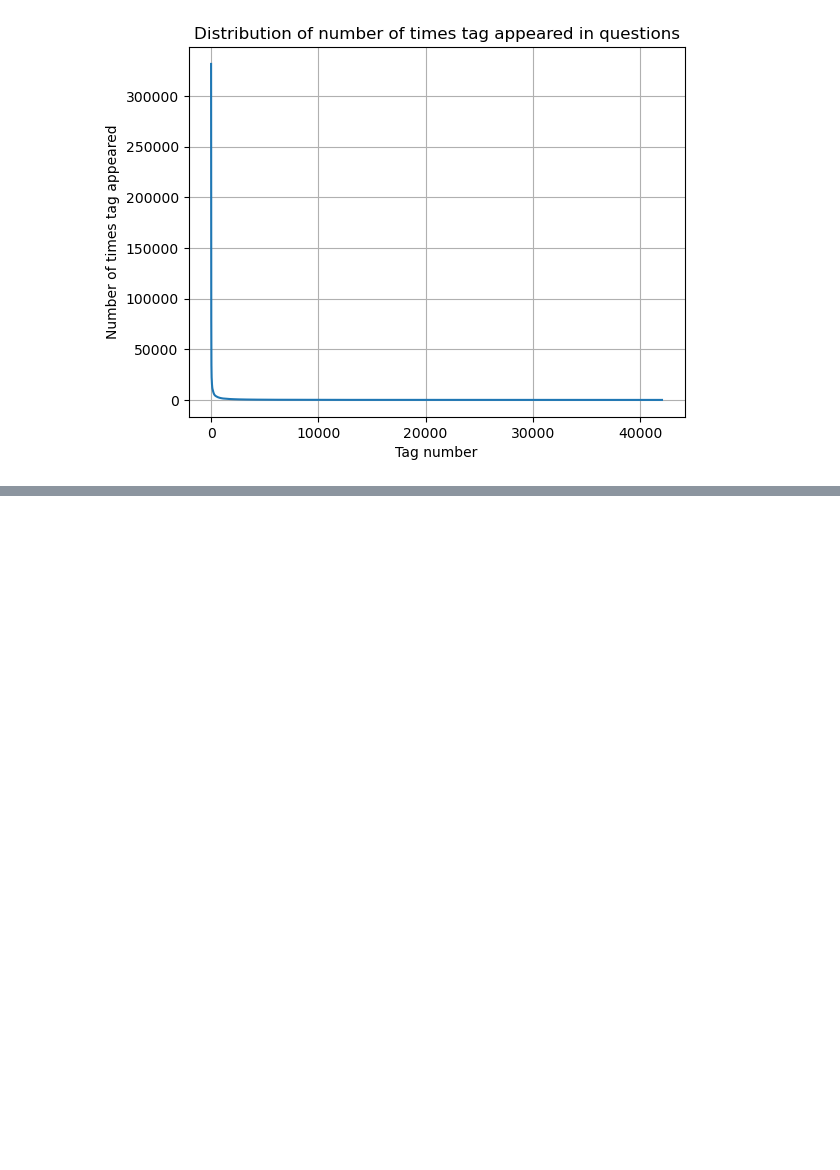
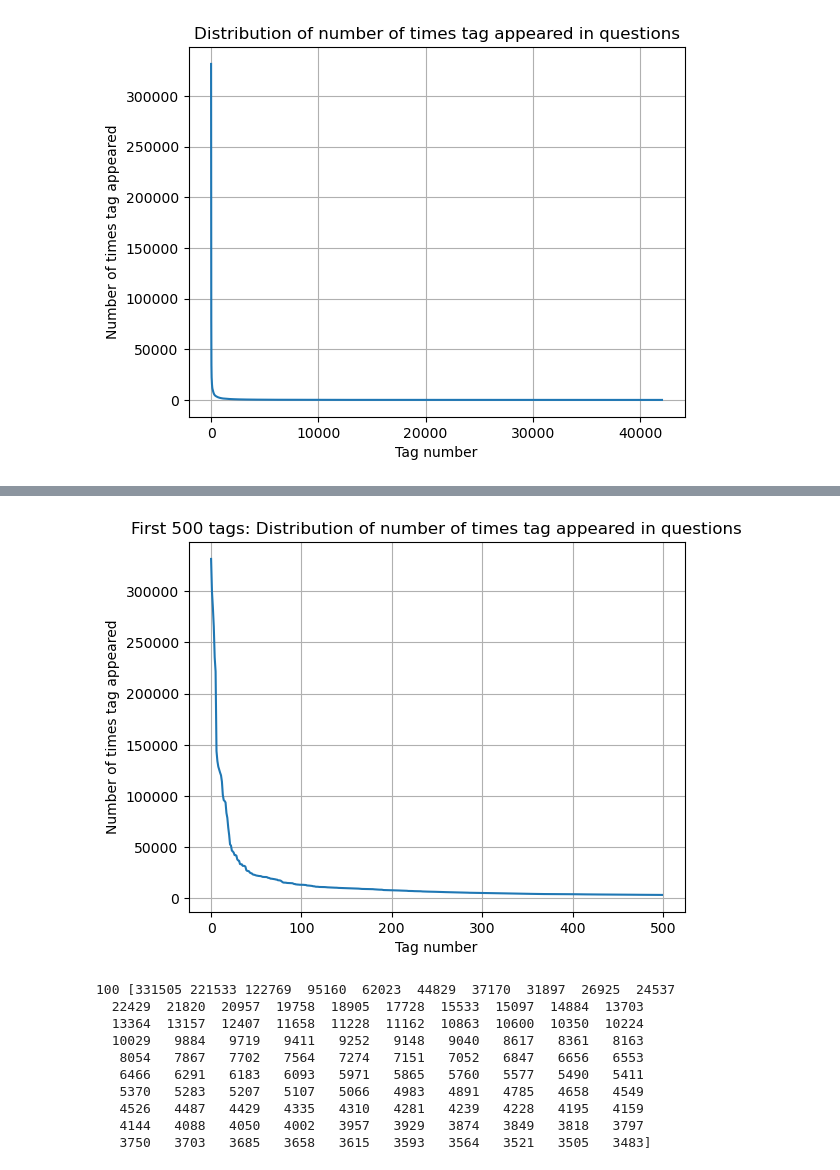
Before and after one commit to fresh-learner/stackOverflow_tags, a Jupyter notebook: stack-overflow-tags.ipynb, the cells around one changed output, grey strips where cells are left out. Saved outputs shown, nothing was run; the diff lists cells and outputs as text; code cells hidden in the pictures; blank space fills up the shorter version.

```diff
--- a/stack-overflow-tags.ipynb
+++ b/stack-overflow-tags.ipynb
@@ -325,0 +390,21 @@ plt.show()
+# %%
+# checking for frist 500 tags
+plt.plot(tags_counts[0:500])
+plt.title("First 500 tags: Distribution of number of times tag appeared in questions")
+plt.grid()
+plt.xlabel("Tag number")
+plt.ylabel("Number of times tag appeared")
+plt.show()
+print(len(tags_counts[0:500:5]), tags_counts[0:500:5])
+# %% [output]
+[figure, added]
+100 [331505 221533 122769  95160  62023  44829  37170  31897  26925  24537
+  22429  21820  20957  19758  18905  17728  15533  15097  14884  13703
+  13364  13157  12407  11658  11228  11162  10863  10600  10350  10224
+  10029   9884   9719   9411   9252   9148   9040   8617   8361   8163
+   8054   7867   7702   7564   7274   7151   7052   6847   6656   6553
+   6466   6291   6183   6093   5971   5865   5760   5577   5490   5411
+   5370   5283   5207   5107   5066   4983   4891   4785   4658   4549
+   4526   4487   4429   4335   4310   4281   4239   4228   4195   4159
+   4144   4088   4050   4002   3957   3929   3874   3849   3818   3797
+   3750   3703   3685   3658   3615   3593   3564   3521   3505   3483]
```
Also changed, not shown: parts of 34 cells of this notebook.
